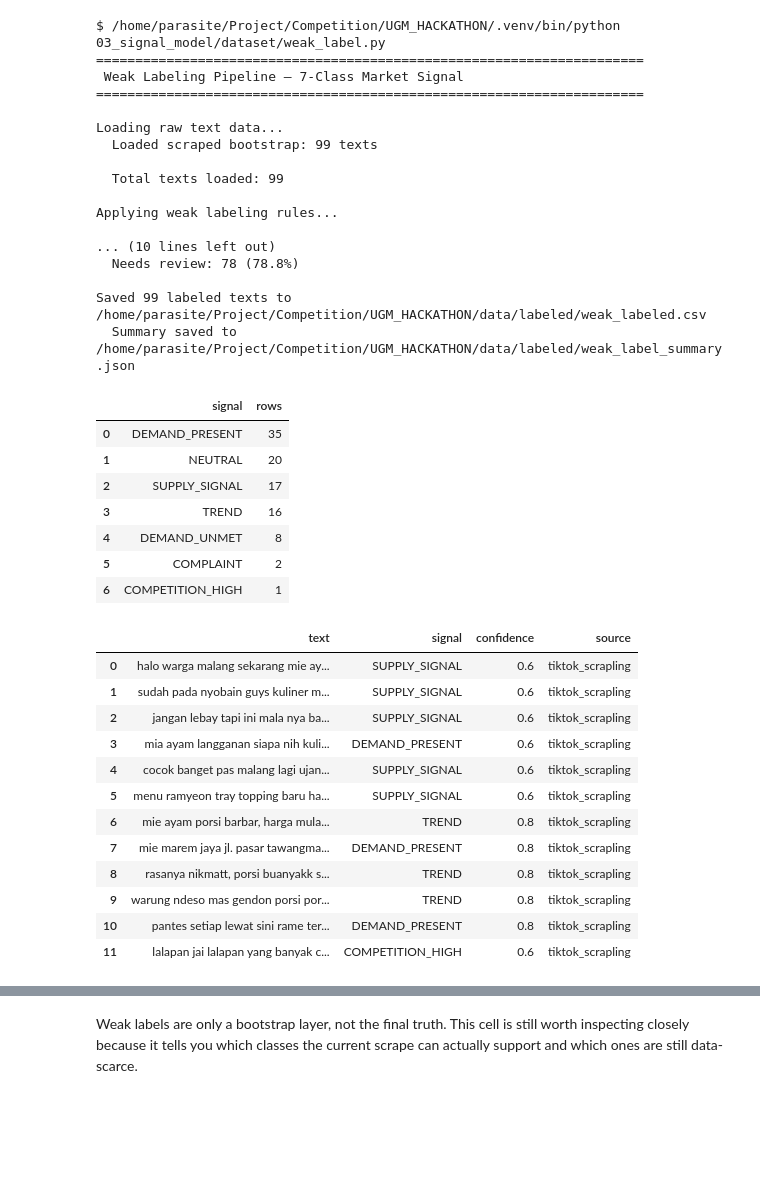
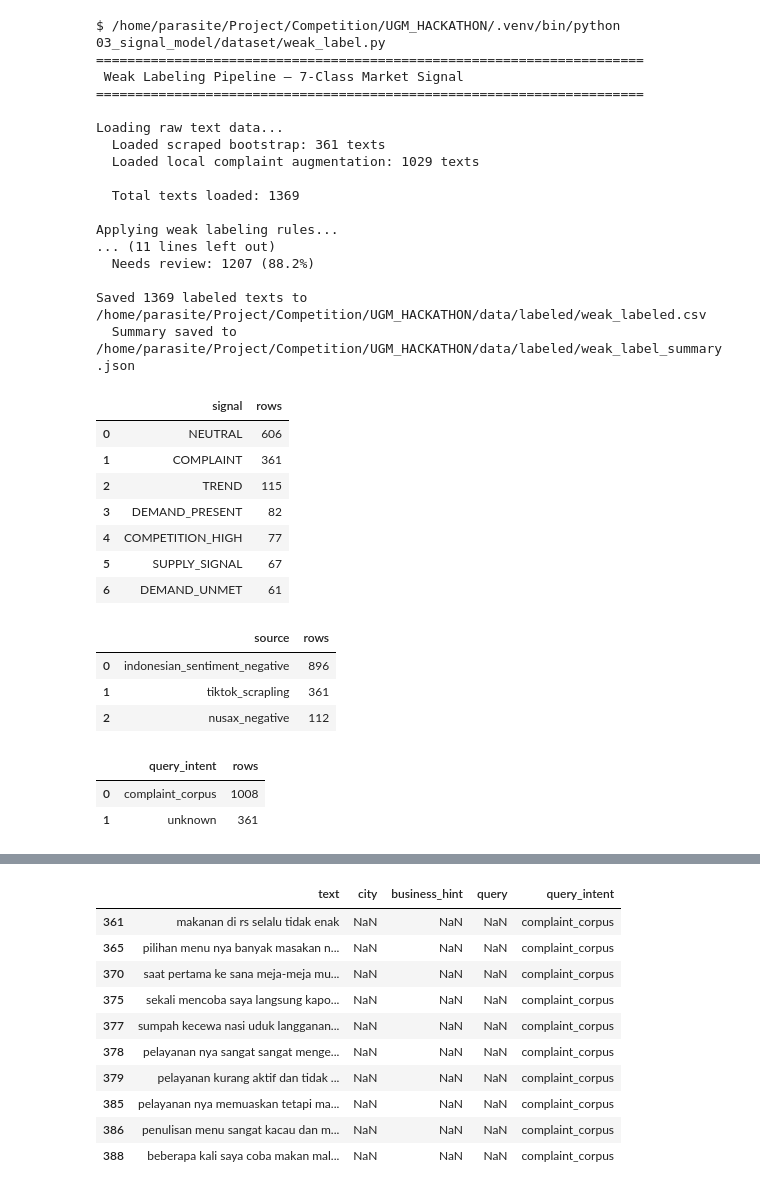
Before and after one commit to ElFariss/lokasense, a Jupyter notebook: training.ipynb, the cells around one changed output, grey strips where cells are left out. Cells and saved outputs as stored; diff of their text form; code cells hidden in the pictures; blank space fills up the shorter version.

Commit message:
Finalize notebook-first training and data documentation

```diff
--- a/training.ipynb
+++ b/training.ipynb
@@ -325,52 +400,48 @@ The main change from the older pipeline is that the bootstrap is now filtered to
 # %%
 run_command([sys.executable, "03_signal_model/dataset/weak_label.py"])
 weak_labeled_path = REPO_ROOT / "data" / "labeled" / "weak_labeled.csv"
 weak_df = pd.read_csv(weak_labeled_path)
 
-weak_counts = (
-    weak_df["signal"]
-    .value_counts(dropna=False)
-    .rename_axis("signal")
-    .reset_index(name="rows")
-)
+weak_counts = weak_df["signal"].value_counts(dropna=False).rename_axis("signal").reset_index(name="rows")
+weak_source_counts = weak_df["source"].value_counts(dropna=False).rename_axis("source").reset_index(name="rows")
+weak_intent_counts = weak_df["query_intent"].fillna("").replace("", "unknown").value_counts(dropna=False).rename_axis("query_intent").reset_index(name="rows") if "query_intent" in weak_df.columns else pd.DataFrame()
 display(weak_counts)
-display(weak_df[["text", "signal", "confidence", "source"]].head(12))
+display(weak_source_counts)
+if not weak_intent_counts.empty:
+    display(weak_intent_counts)
+display(weak_df[["text", "signal", "confidence", "source", "platform", "city", "query_intent"]].head(12))
+complaint_preview = weak_df[weak_df["signal"] == "COMPLAINT"][["text", "city", "business_hint", "query", "query_intent"]].head(10)
+display(complaint_preview)
 # %% [output]
 $ /home/parasite/Project/Competition/UGM_HACKATHON/.venv/bin/python 03_signal_model/dataset/weak_label.py
 ======================================================================
  Weak Labeling Pipeline — 7-Class Market Signal
 ======================================================================
 
 Loading raw text data...
-  Loaded scraped bootstrap: 99 texts
+  Loaded scraped bootstrap: 361 texts
+  Loaded local complaint augmentation: 1029 texts
 
-  Total texts loaded: 99
+  Total texts loaded: 1369
 
 Applying weak labeling rules...
+... (11 lines left out)
+  Needs review: 1207 (88.2%)
 
-... (10 lines left out)
-  Needs review: 78 (78.8%)
-
-Saved 99 labeled texts to /home/parasite/Project/Competition/UGM_HACKATHON/data/labeled/weak_labeled.csv
+Saved 1369 labeled texts to /home/parasite/Project/Competition/UGM_HACKATHON/data/labeled/weak_labeled.csv
   Summary saved to /home/parasite/Project/Competition/UGM_HACKATHON/data/labeled/weak_label_summary.json
 |  | signal | rows |
-| 0 | DEMAND_PRESENT | 35 |
-| 1 | NEUTRAL | 20 |
-| 2 | SUPPLY_SIGNAL | 17 |
-| 3 | TREND | 16 |
-| 4 | DEMAND_UNMET | 8 |
-| 5 | COMPLAINT | 2 |
-| 6 | COMPETITION_HIGH | 1 |
+| 0 | NEUTRAL | 606 |
+| 1 | COMPLAINT | 361 |
+| 2 | TREND | 115 |
+| 3 | DEMAND_PRESENT | 82 |
+| 4 | COMPETITION_HIGH | 77 |
+| 5 | SUPPLY_SIGNAL | 67 |
+| 6 | DEMAND_UNMET | 61 |
-|  | text | signal | confidence | source |
-| 0 | halo warga malang sekarang mie ay... | SUPPLY_SIGNAL | 0.6 | tiktok_scrapling |
-| 1 | sudah pada nyobain guys kuliner m... | SUPPLY_SIGNAL | 0.6 | tiktok_scrapling |
-| 2 | jangan lebay tapi ini mala nya ba... | SUPPLY_SIGNAL | 0.6 | tiktok_scrapling |
-| 3 | mia ayam langganan siapa nih kuli... | DEMAND_PRESENT | 0.6 | tiktok_scrapling |
-| 4 | cocok banget pas malang lagi ujan... | SUPPLY_SIGNAL | 0.6 | tiktok_scrapling |
-| 5 | menu ramyeon tray topping baru ha... | SUPPLY_SIGNAL | 0.6 | tiktok_scrapling |
-| 6 | mie ayam porsi barbar, harga mula... | TREND | 0.8 | tiktok_scrapling |
-| 7 | mie marem jaya jl. pasar tawangma... | DEMAND_PRESENT | 0.8 | tiktok_scrapling |
-| 8 | rasanya nikmatt, porsi buanyakk s... | TREND | 0.8 | tiktok_scrapling |
-| 9 | warung ndeso mas gendon porsi por... | TREND | 0.8 | tiktok_scrapling |
-| 10 | pantes setiap lewat sini rame ter... | DEMAND_PRESENT | 0.8 | tiktok_scrapling |
-| 11 | lalapan jai lalapan yang banyak c... | COMPETITION_HIGH | 0.6 | tiktok_scrapling |
+|  | source | rows |
+| 0 | indonesian_sentiment_negative | 896 |
+| 1 | tiktok_scrapling | 361 |
+| 2 | nusax_negative | 112 |
+|  | query_intent | rows |
+| 0 | complaint_corpus | 1008 |
+| 1 | unknown | 361 |
@@ -377,3 +461,11 @@ Saved 99 labeled texts to /home/parasite/Project/Competition/UGM_HACKATHON/data/
+|  | text | city | business_hint | query | query_intent |
+| 361 | makanan di rs selalu tidak enak | NaN | NaN | NaN | complaint_corpus |
+| 365 | pilihan menu nya banyak masakan n... | NaN | NaN | NaN | complaint_corpus |
+| 370 | saat pertama ke sana meja-meja mu... | NaN | NaN | NaN | complaint_corpus |
+| 375 | sekali mencoba saya langsung kapo... | NaN | NaN | NaN | complaint_corpus |
+| 377 | sumpah kecewa nasi uduk langganan... | NaN | NaN | NaN | complaint_corpus |
+| 378 | pelayanan nya sangat sangat menge... | NaN | NaN | NaN | complaint_corpus |
+| 379 | pelayanan kurang aktif dan tidak ... | NaN | NaN | NaN | complaint_corpus |
+| 385 | pelayanan nya memuaskan tetapi ma... | NaN | NaN | NaN | complaint_corpus |
+| 386 | penulisan menu sangat kacau dan m... | NaN | NaN | NaN | complaint_corpus |
+| 388 | beberapa kali saya coba makan mal... | NaN | NaN | NaN | complaint_corpus |
-# %% [markdown]
-Weak labels are only a bootstrap layer, not the final truth.
-This cell is still worth inspecting closely because it tells you which classes the current scrape can actually support and which ones are still data-scarce.
```
Also changed, not shown: parts of 42 cells of this notebook, 23 other files.
